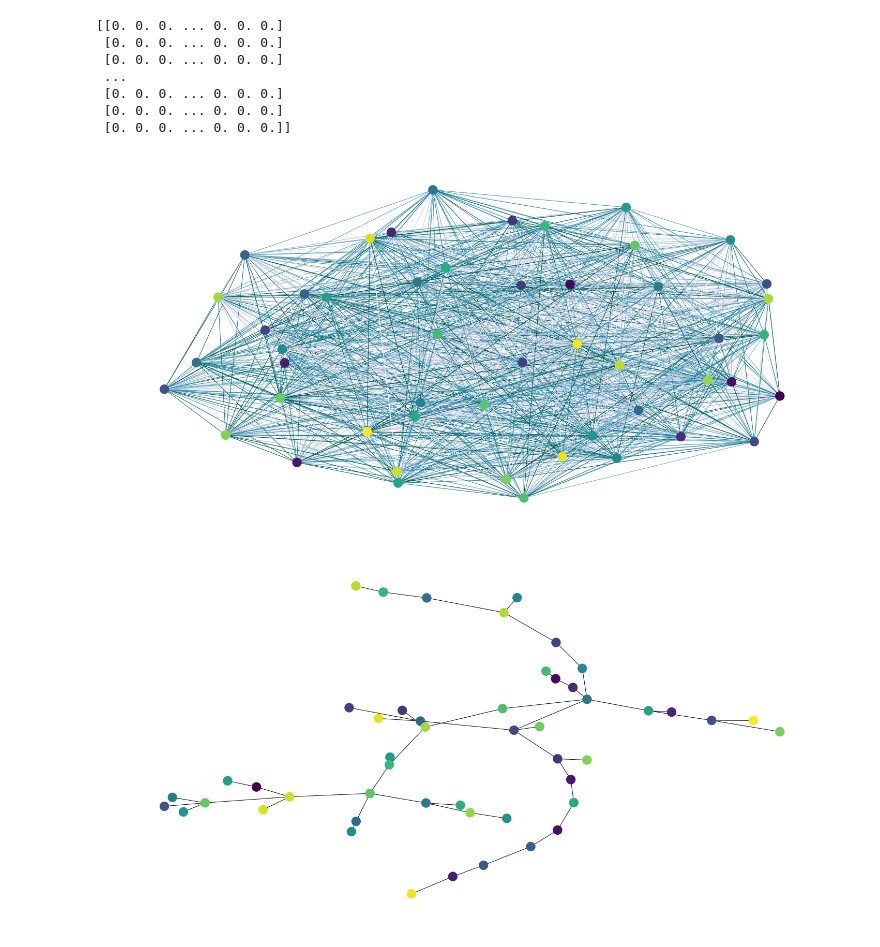
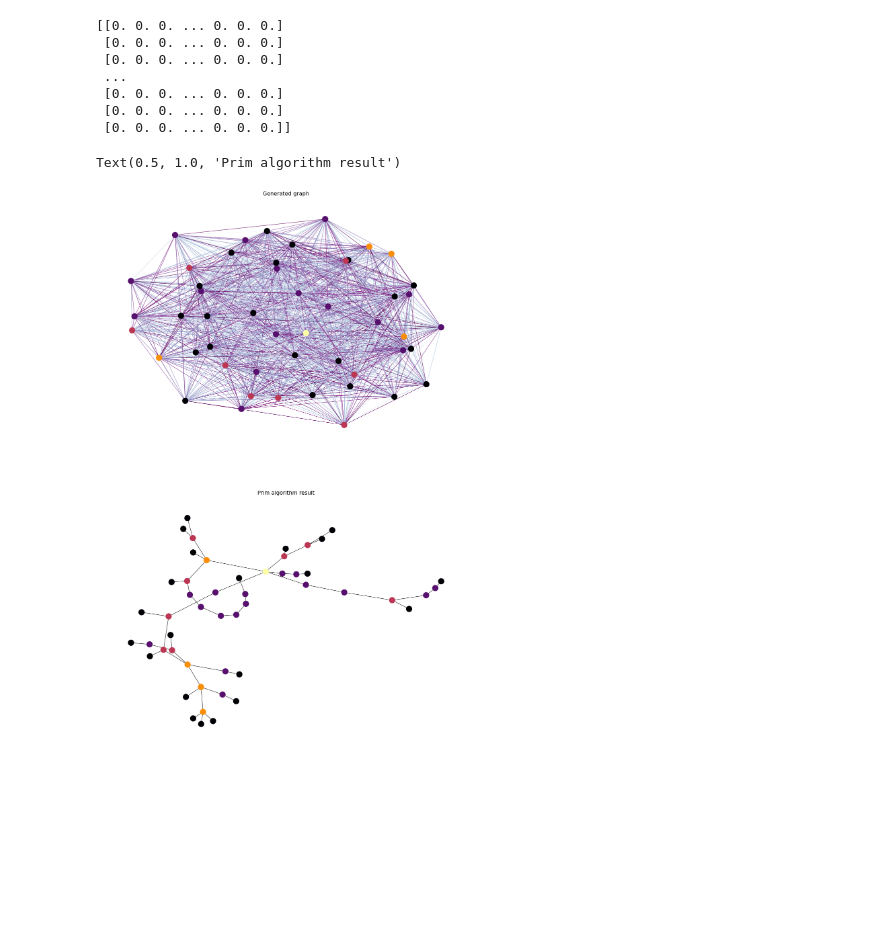
Before and after one commit to zer0deck/py_algorithms, a Jupyter notebook: Advanced algorithms/ex8.ipynb, the cells around one changed output. Drawn from its saved outputs; the diff is of its cells as text; code cells hidden in the pictures; blank space fills up the shorter version.

```diff
--- a/Advanced algorithms/ex8.ipynb
+++ b/Advanced algorithms/ex8.ipynb
@@ -282,29 +282,35 @@ print(prim_m)
 # %%
 #graphs initialization
 edags = get_matrix_triad(adj_m)
+primags = get_matrix_triad(prim_m)
+
 G = nx.Graph()
 H = nx.path_graph(adj_m.shape[0])
 G.add_nodes_from(H)
 G.add_weighted_edges_from(edags)
-colors = np.arange(adj_m.shape[0])
+c_degree = nx.degree_centrality(G)
+c_degree = list(c_degree.values())
 #A color map is created according to the weight of the links.
 #The higher the weight (from 0 to 100, cm adjacency matrix generator),
 #the darker the element in accordance with the specified type of color map plt.cm
 edges,weights = zip(*nx.get_edge_attributes(G,'weight').items())
-plt.figure(figsize=(20,10))
-fig = nx.draw(G, pos = nx.spring_layout(G), node_color=colors, node_size = 300, edgelist=edges, edge_color=weights, width=1.0, edge_cmap=plt.cm.PuBuGn)
-plt.show()
 
-primags = get_matrix_triad(prim_m)
 P = nx.Graph()
 L = nx.path_graph(prim_m.shape[0])
 P.add_nodes_from(L)
 P.add_weighted_edges_from(primags)
-colors = np.arange(prim_m.shape[0])
+c_degree = nx.degree_centrality(P)
+c_degree = list(c_degree.values())
 # this time no need to create colormap, cause in the idea of algorithm we have choosen the the smallest in weight way
-plt.figure(figsize=(20,10))
-fig = nx.draw(P, pos = nx.spring_layout(P), node_color=colors, node_size = 300)
-plt.show()
+
+plt.figure(figsize=(20, 30))# Degree Centrality
+f, axarr = plt.subplots(2, num=1)
+plt.sca(axarr[0])
+nx.draw(G, pos = nx.spring_layout(G), node_color=c_degree, node_size = 300, edgelist=edges, edge_color=weights, width=1.0, edge_cmap=plt.cm.BuPu, cmap = plt.get_cmap('inferno'))
+axarr[0].set_title('Generated graph', size=16)
+plt.sca(axarr[1])
+nx.draw(P, pos = nx.spring_layout(P), node_color=c_degree, node_size = 300, cmap = plt.get_cmap('inferno'))
+axarr[1].set_title('Prim algorithm result', size=16)
 # %% [output]
+Text(0.5, 1.0, 'Prim algorithm result')
-[figure, old version]
+[figure, new version]
-[figure, removed]
```
Also changed, not shown: parts of 1 cell of this notebook.
